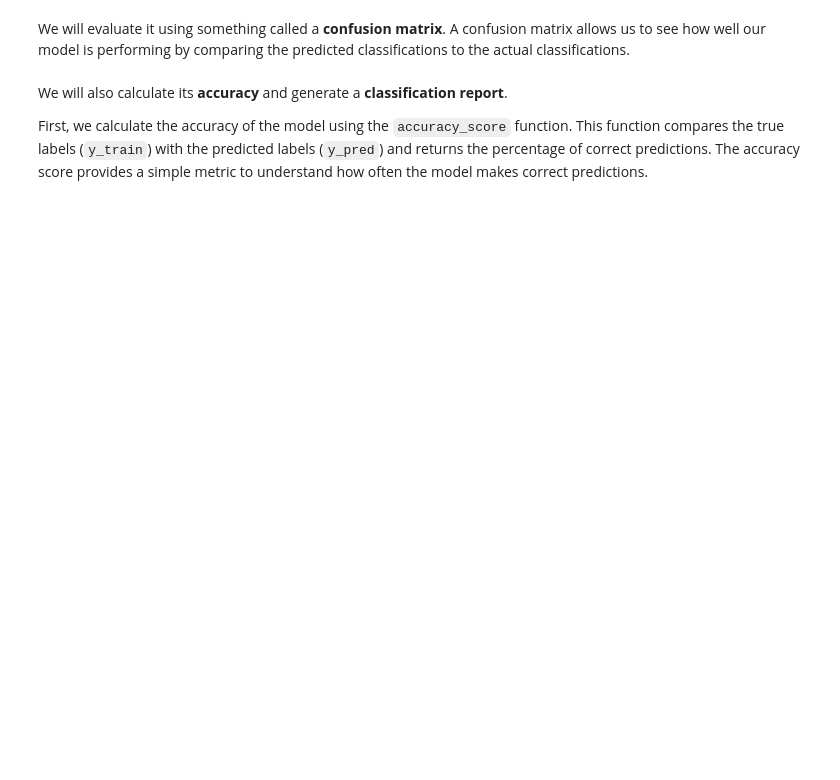
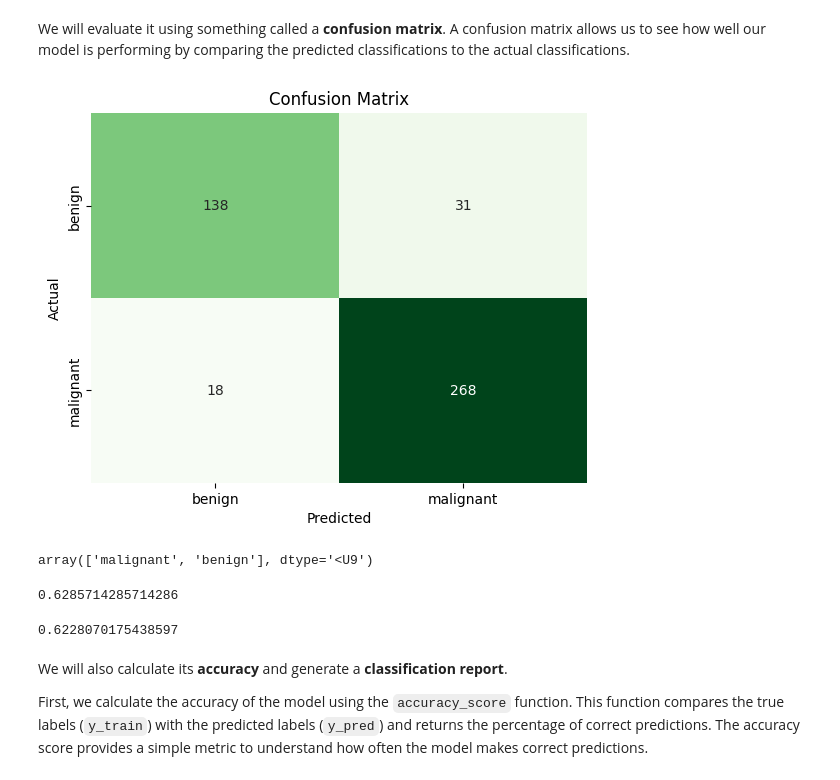
Before and after one commit to UofT-DSI/applying_statistical_concepts, a Jupyter notebook: 03_exercises/1_exploring_a_dataset_with_regression.ipynb, the cells around one changed output. Saved outputs shown, nothing was run; the diff lists cells and outputs as text; code cells hidden in the pictures; blank space fills up the shorter version.

```diff
--- a/03_exercises/1_exploring_a_dataset_with_regression.ipynb
+++ b/03_exercises/1_exploring_a_dataset_with_regression.ipynb
@@ -293,13 +358,31 @@ We will evaluate it using something called a **confusion matrix**. A confusion m
 # %%
 # Calculate the confusion matrix
 cm = confusion_matrix(y_train, y_pred)
 
 # Plot the heatmap
-sns.heatmap(cm, annot=True, fmt='d', cmap='Greens', cbar=False, xticklabels=breast_cancer.target_names, yticklabels=breast_cancer.target_names)
+sns.heatmap(cm, annot=True, fmt='d',
+            cmap='Greens',
+            cbar=False,
+            xticklabels=['benign', 'malignant'],
+            yticklabels=['benign', 'malignant'])
 plt.title('Confusion Matrix')
 plt.xlabel('Predicted')
 plt.ylabel('Actual')
 plt.show()
+# %% [output]
+[figure, added]
+# %%
+breast_cancer.target_names
+# %% [output]
+array(['malignant', 'benign'], dtype='<U9')
+# %%
+y_train.mean()
+# %% [output]
+0.6285714285714286
+# %%
+y_test.mean()
+# %% [output]
+0.6228070175438597
 # %% [markdown]
 We will also calculate its **accuracy** and generate a **classification report**.
 
```
Also changed, not shown: parts of 15 cells of this notebook, 1 other file.
